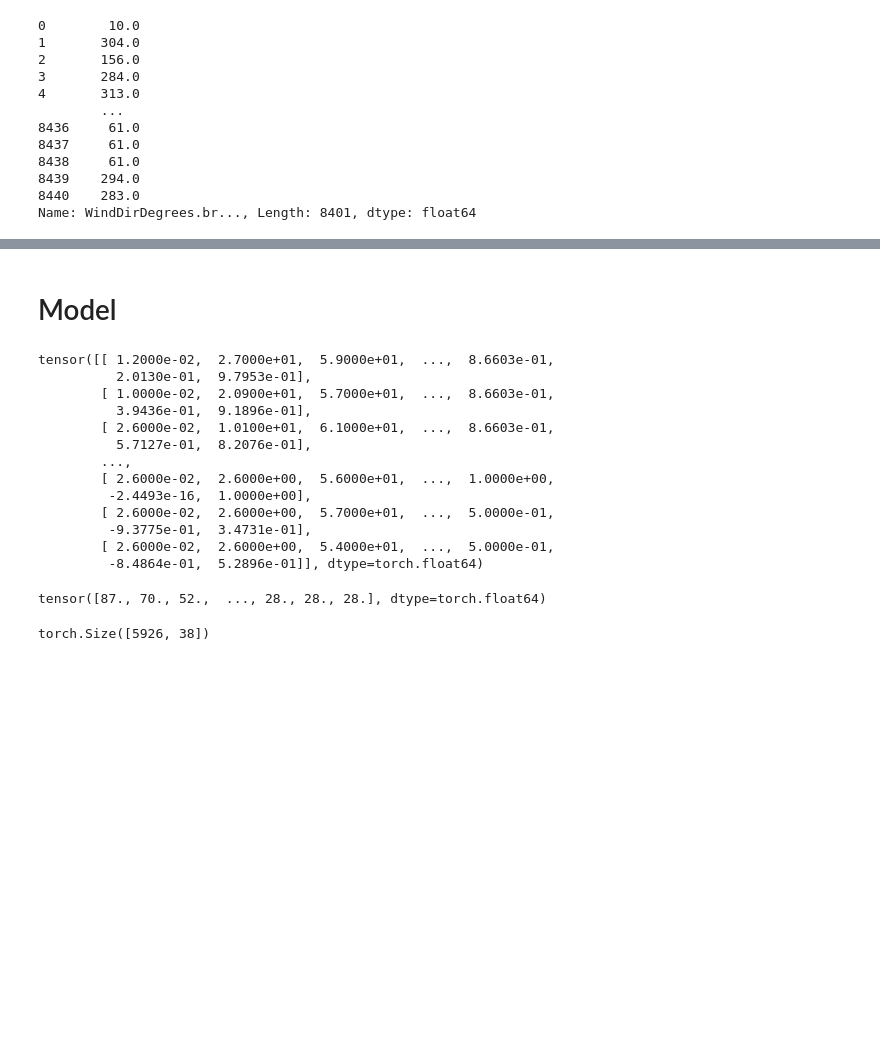
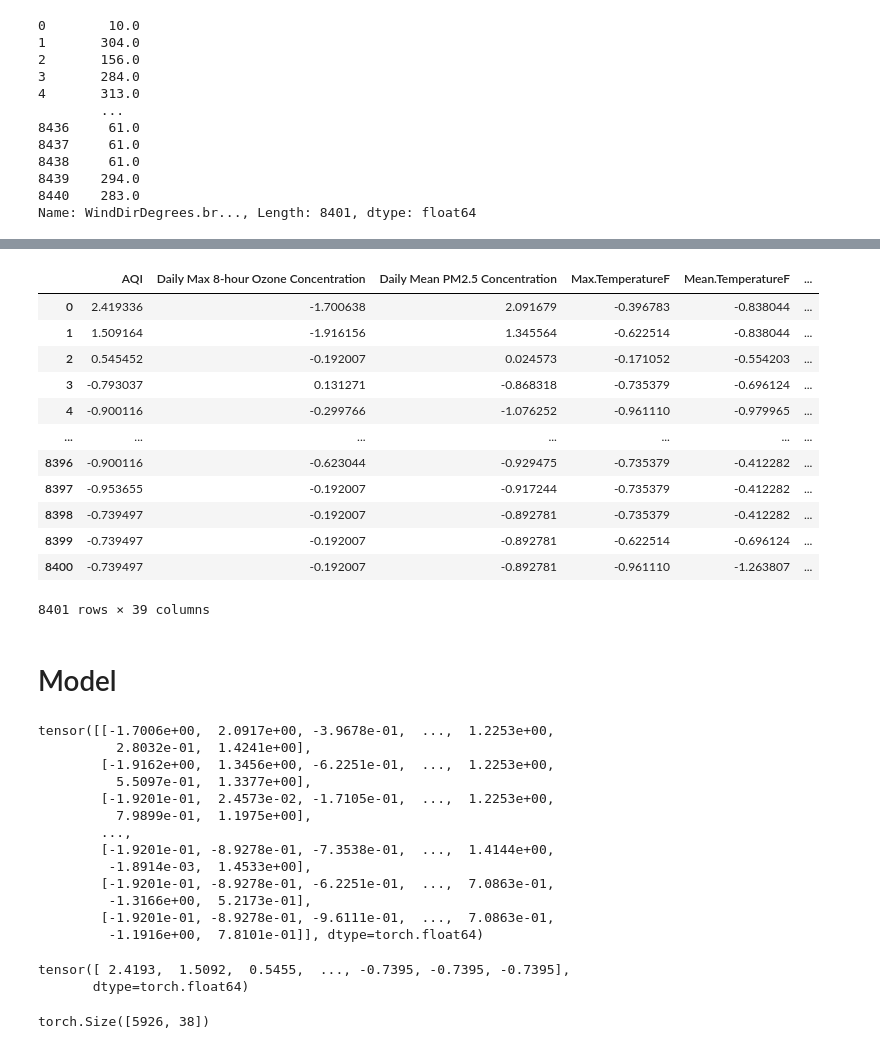
Before and after one commit to imeltsner/WeatherAQI-Predictor, a Jupyter notebook: predictor.ipynb, the cells around one changed output, grey strips where cells are left out. Cells and saved outputs as stored; diff of their text form; code cells hidden in the pictures; blank space fills up the shorter version.

```diff
--- a/predictor.ipynb
+++ b/predictor.ipynb
@@ -365,32 +364,54 @@ Data columns (total 39 columns):
  38  Day_cos                               8401 non-null   float64
 dtypes: float64(39)
 memory usage: 2.6 MB
+# %%
+from sklearn.preprocessing import StandardScaler
+
+scaler = StandardScaler()
+scaled_df = scaler.fit_transform(merged_df)
+scaled_df = pd.DataFrame(scaled_df, columns=merged_df.columns)
+scaled_df
+# %% [output]
+|  | AQI | Daily Max 8-hour Ozone Concentration | Daily Mean PM2.5 Concentration | Max.TemperatureF | Mean.TemperatureF | ... |
+| 0 | 2.419336 | -1.700638 | 2.091679 | -0.396783 | -0.838044 | ... |
+| 1 | 1.509164 | -1.916156 | 1.345564 | -0.622514 | -0.838044 | ... |
+| 2 | 0.545452 | -0.192007 | 0.024573 | -0.171052 | -0.554203 | ... |
+| 3 | -0.793037 | 0.131271 | -0.868318 | -0.735379 | -0.696124 | ... |
+| 4 | -0.900116 | -0.299766 | -1.076252 | -0.961110 | -0.979965 | ... |
+| ... | ... | ... | ... | ... | ... | ... |
+| 8396 | -0.900116 | -0.623044 | -0.929475 | -0.735379 | -0.412282 | ... |
+| 8397 | -0.953655 | -0.192007 | -0.917244 | -0.735379 | -0.412282 | ... |
+| 8398 | -0.739497 | -0.192007 | -0.892781 | -0.735379 | -0.412282 | ... |
+| 8399 | -0.739497 | -0.192007 | -0.892781 | -0.622514 | -0.696124 | ... |
+| 8400 | -0.739497 | -0.192007 | -0.892781 | -0.961110 | -1.263807 | ... |
+8401 rows × 39 columns
 # %% [markdown]
 # Model
 # %%
 import torch
 
-torch_x = torch.tensor(merged_df.drop(columns=['AQI']).values)
+torch_x = torch.tensor(scaled_df.drop(columns=['AQI']).values)
 torch_x
 # %% [output]
-tensor([[ 1.2000e-02,  2.7000e+01,  5.9000e+01,  ...,  8.6603e-01,
-          2.0130e-01,  9.7953e-01],
-        [ 1.0000e-02,  2.0900e+01,  5.7000e+01,  ...,  8.6603e-01,
-          3.9436e-01,  9.1896e-01],
-        [ 2.6000e-02,  1.0100e+01,  6.1000e+01,  ...,  8.6603e-01,
-          5.7127e-01,  8.2076e-01],
+tensor([[-1.7006e+00,  2.0917e+00, -3.9678e-01,  ...,  1.2253e+00,
+          2.8032e-01,  1.4241e+00],
+        [-1.9162e+00,  1.3456e+00, -6.2251e-01,  ...,  1.2253e+00,
+          5.5097e-01,  1.3377e+00],
+        [-1.9201e-01,  2.4573e-02, -1.7105e-01,  ...,  1.2253e+00,
+          7.9899e-01,  1.1975e+00],
         ...,
-        [ 2.6000e-02,  2.6000e+00,  5.6000e+01,  ...,  1.0000e+00,
-         -2.4493e-16,  1.0000e+00],
-        [ 2.6000e-02,  2.6000e+00,  5.7000e+01,  ...,  5.0000e-01,
-         -9.3775e-01,  3.4731e-01],
-        [ 2.6000e-02,  2.6000e+00,  5.4000e+01,  ...,  5.0000e-01,
-         -8.4864e-01,  5.2896e-01]], dtype=torch.float64)
+        [-1.9201e-01, -8.9278e-01, -7.3538e-01,  ...,  1.4144e+00,
+         -1.8914e-03,  1.4533e+00],
+        [-1.9201e-01, -8.9278e-01, -6.2251e-01,  ...,  7.0863e-01,
+         -1.3166e+00,  5.2173e-01],
+        [-1.9201e-01, -8.9278e-01, -9.6111e-01,  ...,  7.0863e-01,
+         -1.1916e+00,  7.8101e-01]], dtype=torch.float64)
 # %%
-torch_y = torch.tensor(merged_df['AQI'].values)
+torch_y = torch.tensor(scaled_df['AQI'].values)
 torch_y
 # %% [output]
-tensor([87., 70., 52.,  ..., 28., 28., 28.], dtype=torch.float64)
+tensor([ 2.4193,  1.5092,  0.5455,  ..., -0.7395, -0.7395, -0.7395],
+       dtype=torch.float64)
 # %%
 train_x, test_x, train_y, test_y = train_test_split(torch_x, torch_y, test_size=0.15)
 train_x, valid_x, train_y, valid_y = train_test_split(train_x, train_y, test_size=0.17)
```
Also changed, not shown: parts of 6 cells of this notebook.
